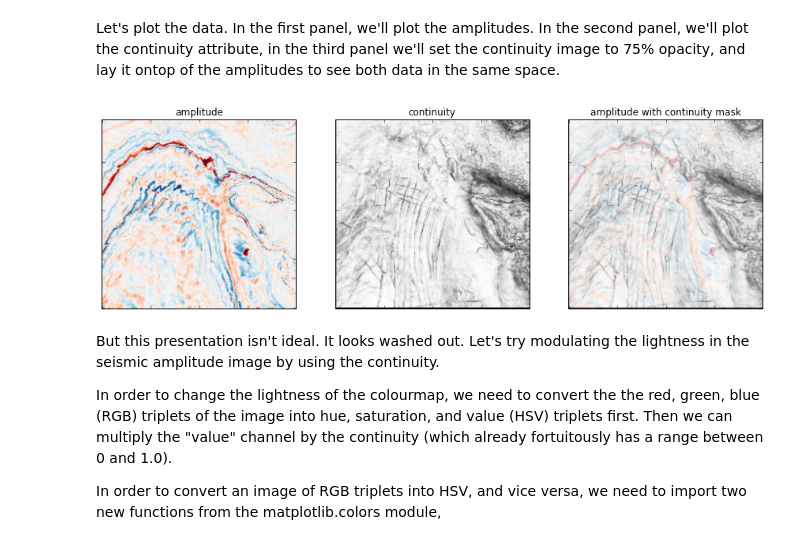
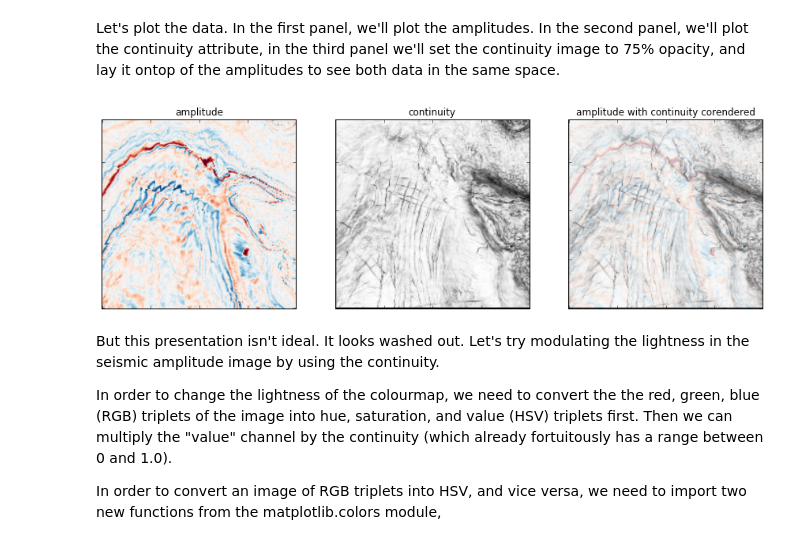
Before and after one commit to agilescientific/notebooks, a Jupyter notebook: time_slice_corendering.ipynb, the cells around one changed output. Saved outputs shown, nothing was run; the diff lists cells and outputs as text; code cells hidden in the pictures.

```diff
--- a/time_slice_corendering.ipynb
+++ b/time_slice_corendering.ipynb
@@ -24,28 +24,28 @@ Let's plot the data. In the first panel, we'll plot the amplitudes. In the secon
 # %%
 fig = plt.figure(figsize=(15,5))
 ax1 = fig.add_subplot(131)
 ax2 = fig.add_subplot(132)
 ax3 = fig.add_subplot(133)
 
 ax1.set_title('amplitude')
 ax1.imshow(img_array,origin='bottom')
 ax1.set_xticklabels([])
 ax1.set_yticklabels([])
 
 ax2.set_title('continuity')
 ax2.imshow(B, cmap='Greys_r', origin='bottom')
 ax2.set_xticklabels([])
 ax2.set_yticklabels([])
 
-ax3.set_title('amplitude with continuity mask')
+ax3.set_title('amplitude with continuity corendered')
 ax3.imshow(img_array, cmap='coolwarm_r', origin='bottom')
 ax3.imshow(B, cmap='Greys_r',alpha=0.75, origin='bottom')
 ax3.set_xticklabels([])
 ax3.set_yticklabels([])
 
 fig.savefig('Amp_Cont_3panel.PNG')
 # %% [output]
-[figure, old version]
+[figure, new version]
 # %% [markdown]
 But this presentation isn't ideal. It looks washed out. Let's try modulating the lightness in the seismic amplitude image by using the continuity.
 
```
Also changed, not shown: parts of 5 cells of this notebook.
